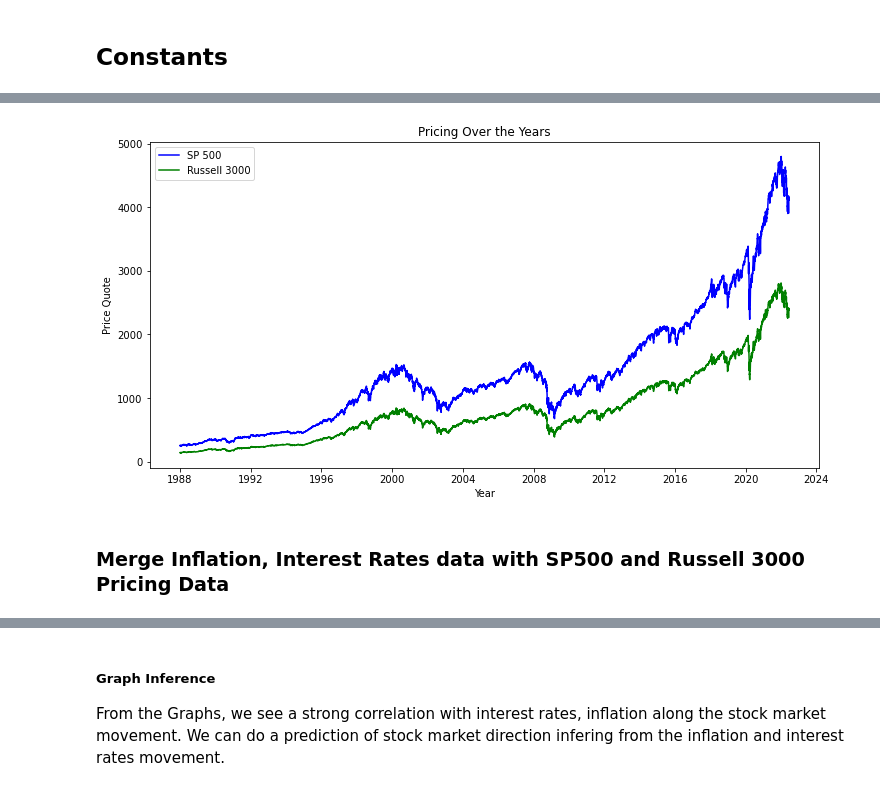
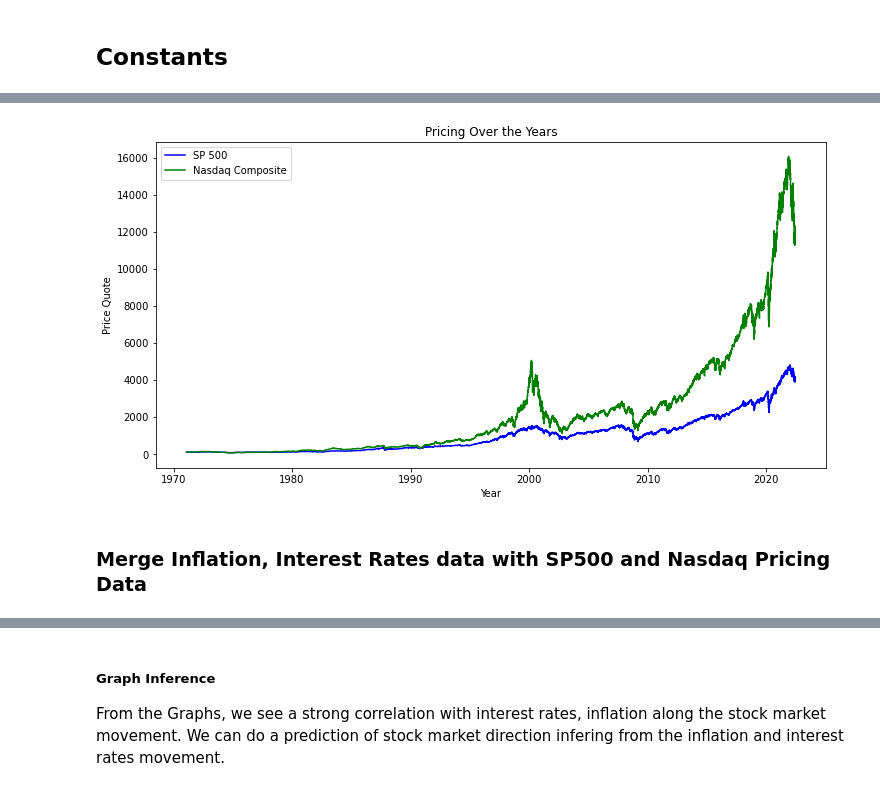
Before and after one commit to kartskri/FinancialTrading, a Jupyter notebook: project/Project_V2.ipynb, the cells around one changed output, grey strips where cells are left out. Cells and saved outputs as stored; diff of their text form; code cells hidden in the pictures.

```diff
--- a/project/Project_V2.ipynb
+++ b/project/Project_V2.ipynb
@@ -160,9 +154,9 @@ usa_inflation_interest_df
 # %% [markdown]
 ## Constants
 # %%
-index_tickers = '^RUA, ^GSPC'
-index_ticker_column_mapper = {'gspc': 'SP500', 'rua': 'Russell3000'}
+index_tickers = '^GSPC, ^IXIC'
+index_ticker_column_mapper = {'gspc': 'SP500', 'ixic': 'Nasdaq'}
 target_inflation_metric = '7'
-start_date = '1988-01-01'
+start_date = '1970-01-01'
 # %% [markdown]
 ## Indexes Investment Strategy
@@ -185,17 +187,17 @@ price_data.rename(columns = index_ticker_column_mapper, inplace=True)
 # %%
 # Plot Price Data
 plt.figure(figsize=(12,6))
 plt.xlabel("Year")
 plt.ylabel("Price Quote")
 plt.title('Pricing Over the Years')
 plt.plot(price_data['SP500'], color='blue', label='SP 500')
-plt.plot(price_data['Russell3000'], color='green', label='Russell 3000')
+plt.plot(price_data['Nasdaq'], color='green', label='Nasdaq Composite')
 plt.legend()
 plt.show()
 # %% [output]
-[figure, old version]
+[figure, new version]
 # %% [markdown]
-### Merge Inflation, Interest Rates data with SP500 and Russell 3000 Pricing Data
+### Merge Inflation, Interest Rates data with SP500 and Nasdaq Pricing Data
 # %%
 price_data['year'] = pd.DatetimeIndex(price_data.index).year
 year_wise_df = price_data.groupby(by='year').agg(
```
Also changed, not shown: parts of 25 cells of this notebook, 2 other files.
